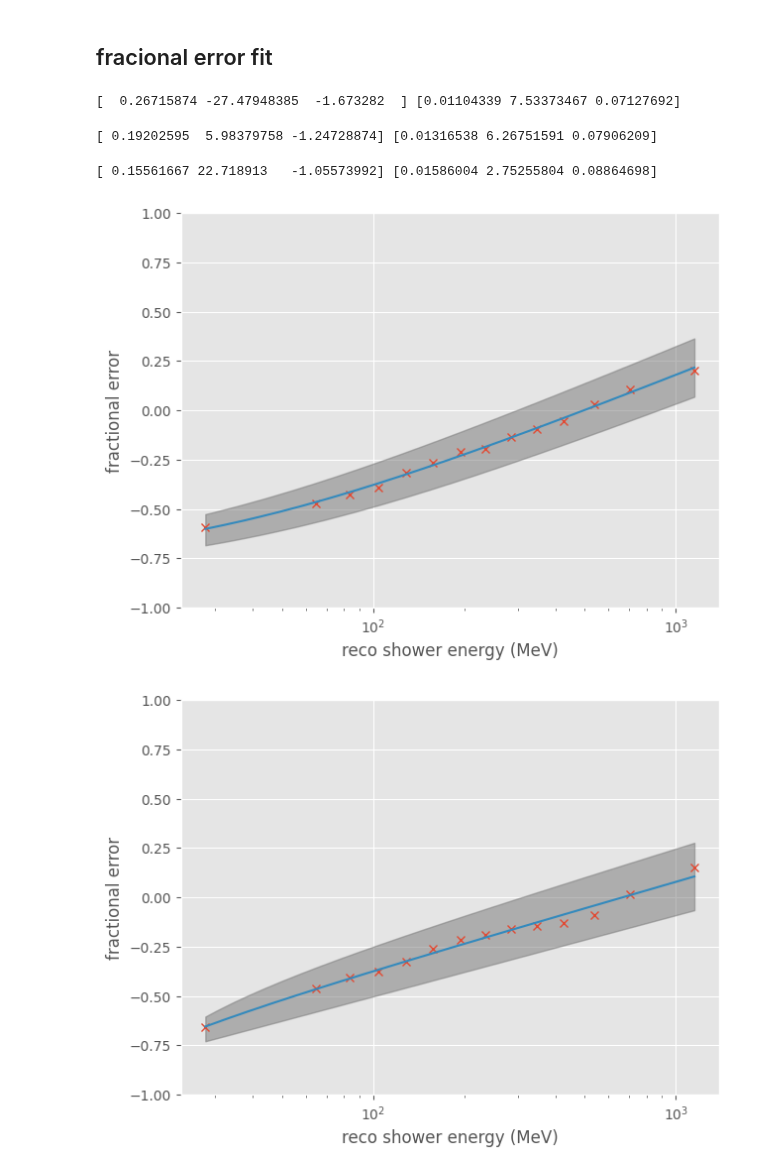
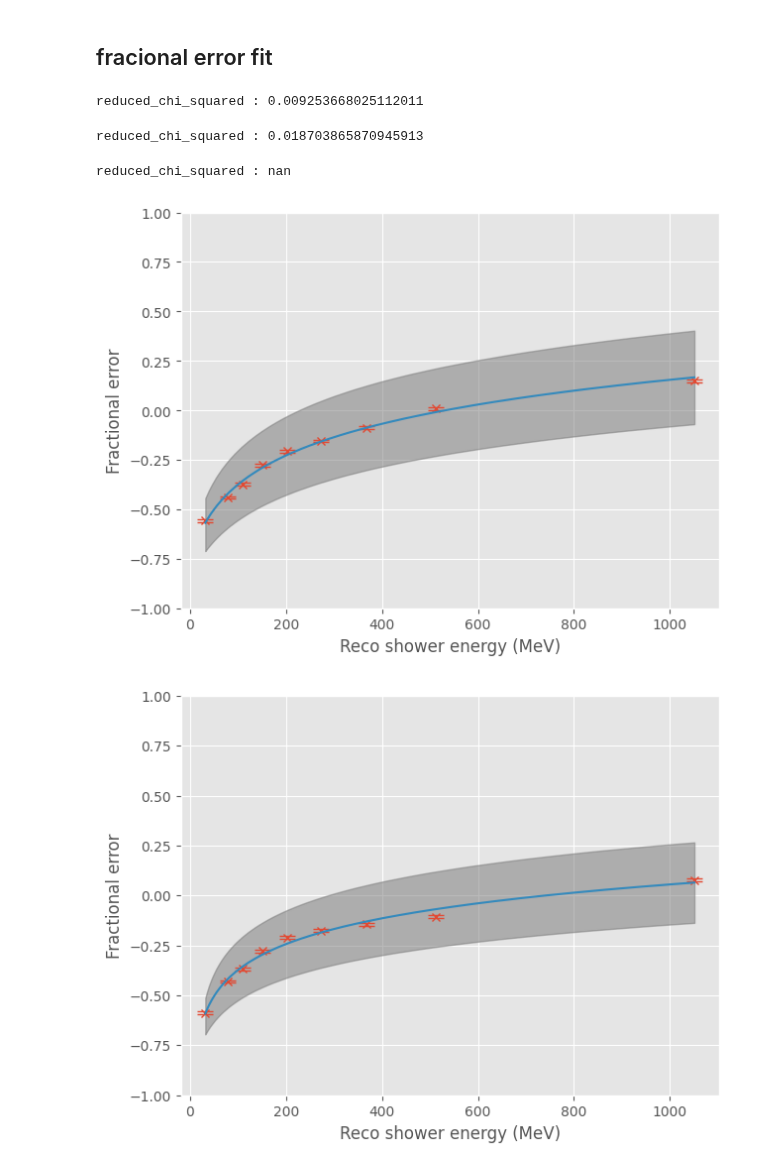
Before and after one commit to dlindebaum/pion-argon-xs-analysis, a Jupyter notebook: analysis/sandbox/shower_correction.ipynb, the cells around one changed output. Cells and saved outputs as stored; diff of their text form; code cells hidden in the pictures.

```diff
--- a/analysis/sandbox/shower_correction.ipynb
+++ b/analysis/sandbox/shower_correction.ipynb
@@ -481,17 +449,0 @@ mean shower energy fractional error after correction: 0.1368530266407595 +- 0.54
-# %%
-def power_law(x, a, b, c):
-    return b*(x**a) + c
-
-
-x = (bins[1:] + bins[:-1]) / 2
-x_interp = np.linspace(min(x), max(x), 500)
-
-popt, pcov = curve_fit(power_law, x, means)
-
-perr = np.sqrt(np.diag(pcov))
-
-print(popt)
-print(perr)
-
-Plots.Plot(x, means, marker = "x", linestyle = "")
-Plots.Plot(x_interp, power_law(x_interp, *popt), newFigure = False, x_scale = "log")
@@ -520,33 +452,39 @@ mean shower energy fractional error after correction: -0.04274693887684165 +- 0.
 # %%
 def f(x, a, b, c, d):
     return (a / (b + (c / x))) + d
 
-def g(x, a, b, c):
-    return a * np.log(x - b) + c
-
 def h(x, a, b, c, d):
     return a + ((b - a)/(1 + (x/c)**d))
 
-def fe_fit(e, func):
+def fe_fit(y_obs, y_err, func):
     x = (bins[1:] + bins[:-1]) / 2
     x_interp = np.linspace(min(x), max(x), 1000)
-    popt, pcov = curve_fit(func, x, e)
+    popt, pcov = curve_fit(func, x, y_obs, sigma = y_err)
     perr = np.sqrt(np.diag(pcov))
 
-    print(popt, perr)
+    y_pred = func(x, *popt)
+    y_pred_min = func(x, *(popt - perr))
+    y_pred_max = func(x, *(popt + perr))
+    y_pred_err = (abs(y_pred - y_pred_min) + abs(y_pred - y_pred_max)) / 2
 
-    Plots.Plot(x, e, marker = "x", linestyle = "")
-    Plots.Plot(x_interp, func(x_interp, *popt), newFigure = False, x_scale = "log", xlabel = "reco shower energy (MeV)", ylabel = "fractional error")
+    chisqr = np.sum(((y_obs - y_pred)/y_pred_err)**2)
+    ndf = len(y_obs) - len(popt)
+
+    print(f"reduced_chi_squared : {chisqr/ndf}")
+
+    Plots.Plot(x, y_obs, marker = "x", linestyle = "", color = "C0")
+    plt.errorbar(x, y_obs, y_err, linestyle = "", capsize = 6, color = "C0")
+    Plots.Plot(x_interp, func(x_interp, *popt), newFigure = False, x_scale = "linear", xlabel = "Reco shower energy (MeV)", ylabel = "Fractional error", color = "C1")
     plt.fill_between(x_interp, func(x_interp, *(popt + perr)), func(x_interp, *(popt - perr)), color = "C3", alpha = 0.5)
     plt.ylim(-1, 1)
     return popt
 
-popt_mean = fe_fit(means_simple, g)
-popt_med = fe_fit(median, g)
-popt_fit = fe_fit(means, g)
+popt_mean = fe_fit(means_simple, sem, ResponseCorrection)
+popt_med = fe_fit(median, sem, ResponseCorrection)
+popt_fit = fe_fit(cv, cv_err, ResponseCorrection)
 # %% [output]
-[  0.26715874 -27.47948385  -1.673282  ] [0.01104339 7.53373467 0.07127692]
+reduced_chi_squared : 0.009253668025112011
-[ 0.19202595  5.98379758 -1.24728874] [0.01316538 6.26751591 0.07906209]
+reduced_chi_squared : 0.018703865870945913
-[ 0.15561667 22.718913   -1.05573992] [0.01586004 2.75255804 0.08864698]
+reduced_chi_squared : nan
-[figure, old version]
+[figure, new version]
-[figure, old version]
+[figure, new version]
```
Also changed, not shown: parts of 25 cells of this notebook, 4 other files.
